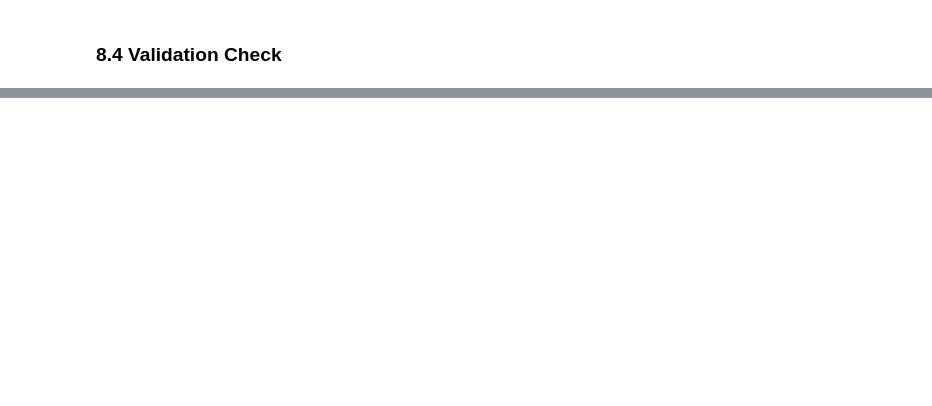
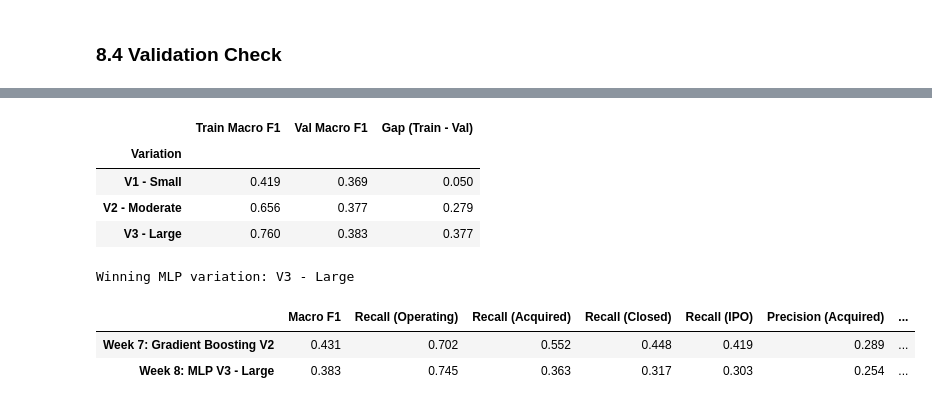
Before and after one commit to Hughes-Tyler/AnalyticsCapstone, a Jupyter notebook: notebooks/main.ipynb, the cells around one changed output, grey strips where cells are left out. Saved outputs shown, nothing was run; the diff lists cells and outputs as text; code cells hidden in the pictures; blank space fills up the shorter version.

Commit message:
Add Week 8 sections 8.5-8.6

```diff
--- a/notebooks/main.ipynb
+++ b/notebooks/main.ipynb
@@ -2421,0 +2434,39 @@ V3 - Large validation accuracy: 0.672
+# %%
+# Train vs. validation gap for each MLP variation
+train = metrics_table_w8[metrics_table_w8['Dataset'] == 'Train'].set_index('Variation')
+val = metrics_table_w8[metrics_table_w8['Dataset'] == 'Validation'].set_index('Variation')
+
+gap_table = pd.DataFrame({
+    'Train Macro F1': train['Macro F1'],
+    'Val Macro F1': val['Macro F1'],
+    'Gap (Train - Val)': train['Macro F1'] - val['Macro F1'],
+})
+
+# Winning MLP = highest validation macro F1 (same rule as Weeks 6 and 7)
+best_variation = val['Macro F1'].idxmax()
+
+# Compare against Week 7's best model (Gradient Boosting V2)
+cols = ['Macro F1', 'Recall (Operating)', 'Recall (Acquired)', 'Recall (Closed)', 'Recall (IPO)',
+        'Precision (Acquired)', 'Precision (Closed)', 'Precision (IPO)']
+w7_best = metrics_table_w7[(metrics_table_w7['Variation'] == 'V2 - Moderate') &
+                           (metrics_table_w7['Dataset'] == 'Validation')].iloc[0][cols]
+
+comparison = pd.DataFrame({
+    'Week 7: Gradient Boosting V2': w7_best,
+    f'Week 8: MLP {best_variation}': val.loc[best_variation, cols],
+}).T
+
+with pd.option_context('display.float_format', '{:.3f}'.format):
+    display(gap_table)
+    print(f"Winning MLP variation: {best_variation}\n")
+    display(comparison)
+# %% [output]
+|  | Train Macro F1 | Val Macro F1 | Gap (Train - Val) |
+| Variation |  |  |  |
+| V1 - Small | 0.419 | 0.369 | 0.050 |
+| V2 - Moderate | 0.656 | 0.377 | 0.279 |
+| V3 - Large | 0.760 | 0.383 | 0.377 |
+Winning MLP variation: V3 - Large
+|  | Macro F1 | Recall (Operating) | Recall (Acquired) | Recall (Closed) | Recall (IPO) | Precision (Acquired) | ... |
+| Week 7: Gradient Boosting V2 | 0.431 | 0.702 | 0.552 | 0.448 | 0.419 | 0.289 | ... |
+| Week 8: MLP V3 - Large | 0.383 | 0.745 | 0.363 | 0.317 | 0.303 | 0.254 | ... |
```
Also changed, not shown: parts of 29 cells of this notebook.
